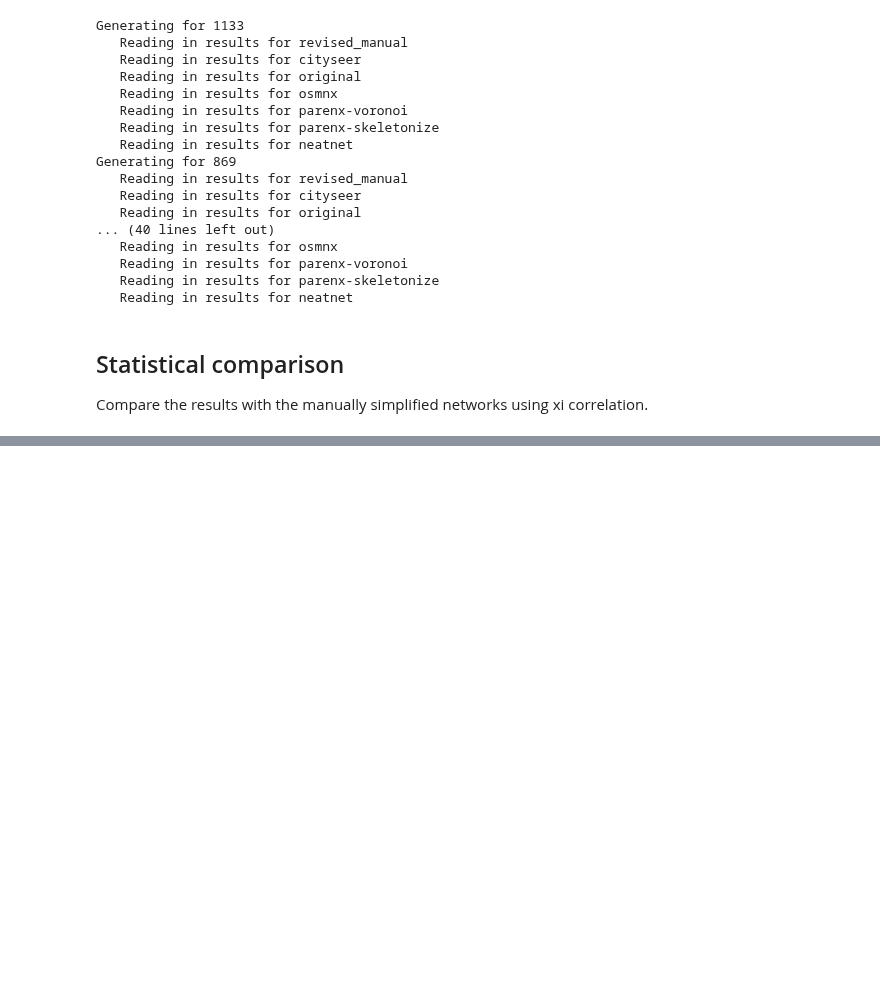
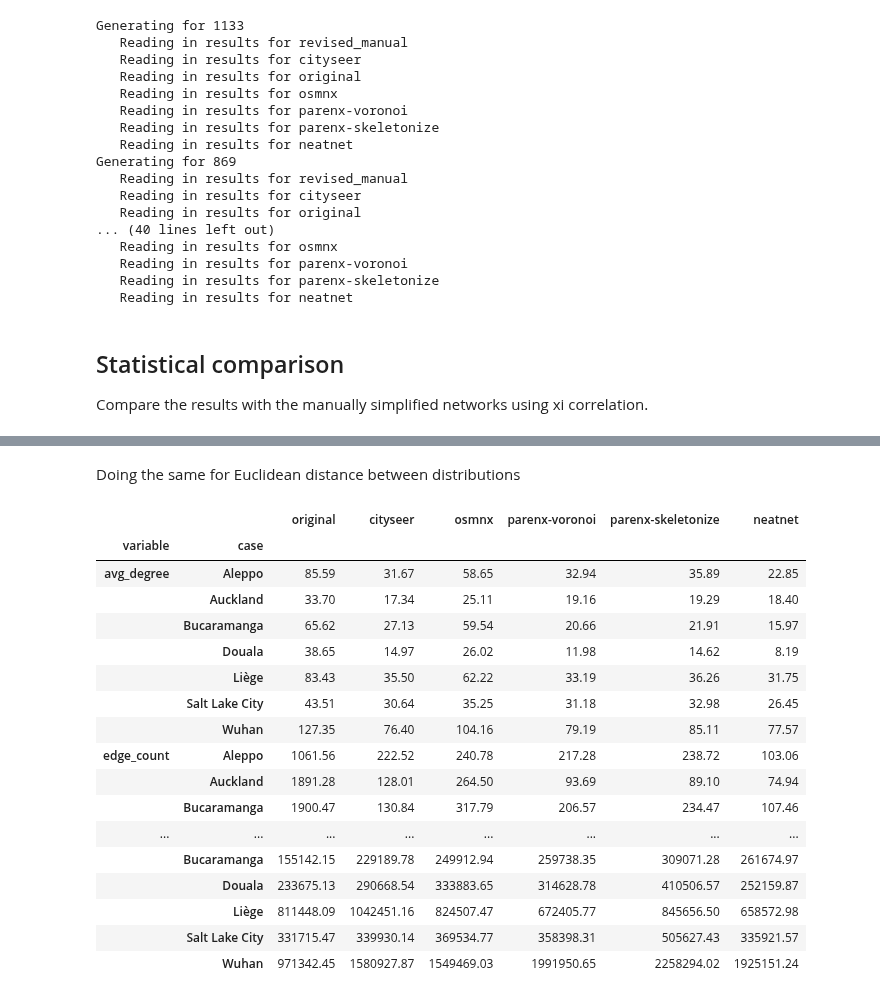
Before and after one commit to uscuni/simplification, a Jupyter notebook: notebooks/evaluation/statistical_comparison.ipynb, the cells around one changed output, grey strips where cells are left out. Drawn from its saved outputs; the diff is of its cells as text; code cells hidden in the pictures; blank space fills up the shorter version.

```diff
--- a/notebooks/evaluation/statistical_comparison.ipynb
+++ b/notebooks/evaluation/statistical_comparison.ipynb
@@ -219,0 +280,60 @@ for fua in utils.fua_city:
+# %% [markdown]
+Doing the same for Euclidean distance between distributions
+# %%
+all_deltas = {}
+for fua in utils.fua_city:
+    all_deltas[fua] = {}
+    data = {}
+    for method in methods_to_evaluate:
+        data[method] = gpd.read_file(f"../../evaluation/{fua}.gpkg", layer=method)
+
+    # get euclidean distance between the distributions
+    for eval_var in eval_vars:
+        all_deltas[fua][eval_var] = {}
+        for method in ["original"] + methods_to_compare:
+            delta_comp = (
+                data["revised_manual"][eval_var] - data[method][eval_var]
+            ) ** 2
+
+            delta = np.sqrt((delta_comp).sum())
+            all_deltas[fua][eval_var][method] = delta
+# %%
+combined_deltas = pd.DataFrame(
+    columns=["variable", "case", "original"] + methods_to_compare
+)
+combined_deltas[combined_deltas.columns.drop("variable")] = combined_deltas[
+    combined_deltas.columns.drop("variable")
+].astype(float)
+
+i = 0
+for fua in utils.fua_city:
+    for eval_var in eval_vars:
+        combined_deltas.loc[i] = [eval_var, fua] + list(
+            all_deltas[fua][eval_var].values()
+        )
+        i += 1
+# %%
+combined_deltas["case"] = combined_deltas["case"].map(utils.fua_city)
+# %%
+combined_deltas = combined_deltas.set_index(["variable", "case"]).sort_index(level=0)
+# %%
+combined_deltas.round(2)
+# %% [output]
+|  |  | original | cityseer | osmnx | parenx-voronoi | parenx-skeletonize | neatnet |
+| variable | case |  |  |  |  |  |  |
+| avg_degree | Aleppo | 85.59 | 31.67 | 58.65 | 32.94 | 35.89 | 22.85 |
+|  | Auckland | 33.70 | 17.34 | 25.11 | 19.16 | 19.29 | 18.40 |
+|  | Bucaramanga | 65.62 | 27.13 | 59.54 | 20.66 | 21.91 | 15.97 |
+|  | Douala | 38.65 | 14.97 | 26.02 | 11.98 | 14.62 | 8.19 |
+|  | Liège | 83.43 | 35.50 | 62.22 | 33.19 | 36.26 | 31.75 |
+|  | Salt Lake City | 43.51 | 30.64 | 35.25 | 31.18 | 32.98 | 26.45 |
+|  | Wuhan | 127.35 | 76.40 | 104.16 | 79.19 | 85.11 | 77.57 |
+| edge_count | Aleppo | 1061.56 | 222.52 | 240.78 | 217.28 | 238.72 | 103.06 |
+|  | Auckland | 1891.28 | 128.01 | 264.50 | 93.69 | 89.10 | 74.94 |
+|  | Bucaramanga | 1900.47 | 130.84 | 317.79 | 206.57 | 234.47 | 107.46 |
+| ... | ... | ... | ... | ... | ... | ... | ... |
+|  | Bucaramanga | 155142.15 | 229189.78 | 249912.94 | 259738.35 | 309071.28 | 261674.97 |
+|  | Douala | 233675.13 | 290668.54 | 333883.65 | 314628.78 | 410506.57 | 252159.87 |
+|  | Liège | 811448.09 | 1042451.16 | 824507.47 | 672405.77 | 845656.50 | 658572.98 |
+|  | Salt Lake City | 331715.47 | 339930.14 | 369534.77 | 358398.31 | 505627.43 | 335921.57 |
+|  | Wuhan | 971342.45 | 1580927.87 | 1549469.03 | 1991950.65 | 2258294.02 | 1925151.24 |
```
Also changed, not shown: parts of 8 cells of this notebook.
